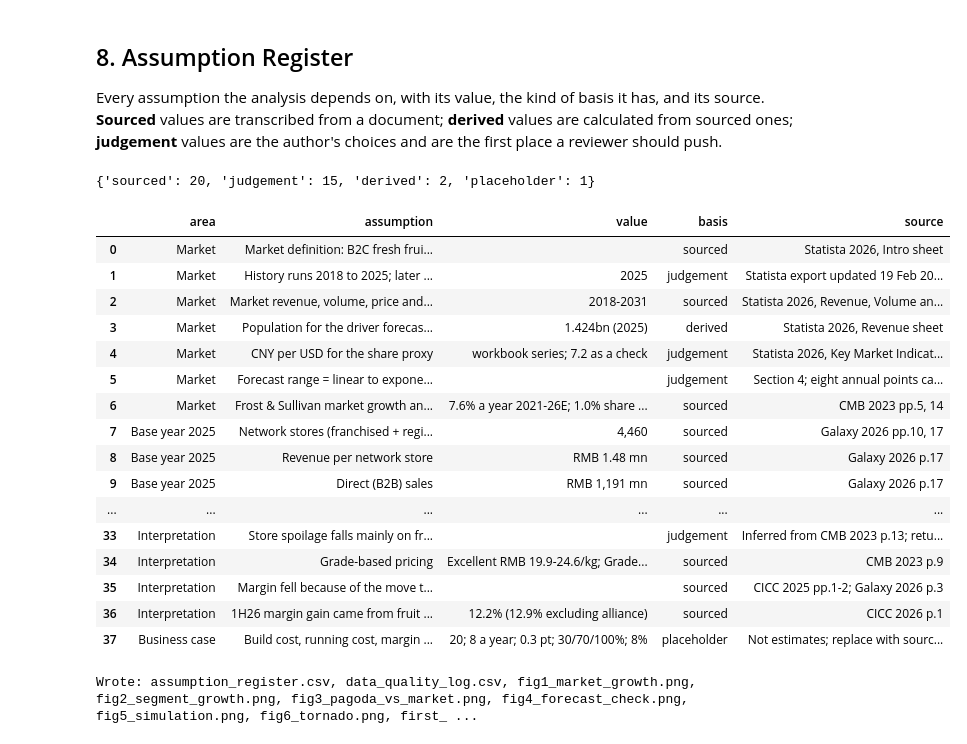
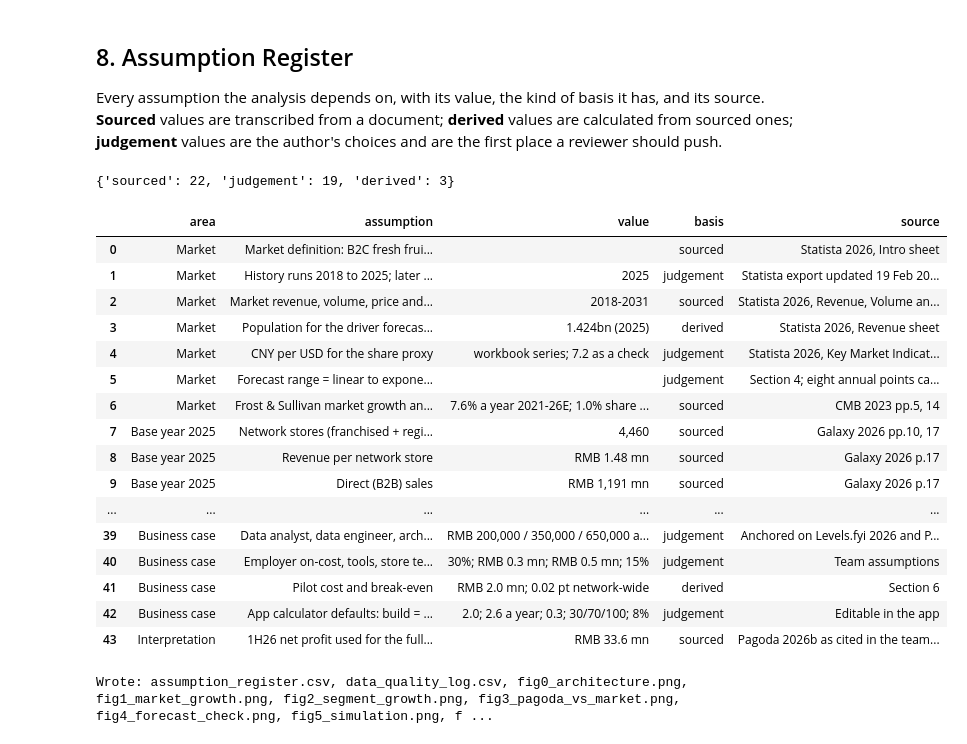
Before and after one commit to andrizomai/Pagoda-Business-Analytics-, a Jupyter notebook: pagoda_capstone_analytics_(MSBA).ipynb, the cells around one changed output. Cells and saved outputs as stored; diff of their text form; code cells hidden in the pictures.

```diff
--- a/pagoda_capstone_analytics_(MSBA).ipynb
+++ b/pagoda_capstone_analytics_(MSBA).ipynb
@@ -589,6 +589,17 @@ print(f"{len(gc)} countries in the comparison table (values rounded to whole USD
 display(glob.round(1))
 print("Online share of fresh-fruit revenue across the six unlabelled series, %")
 display(channel_summary.round(1).T)
+
+top10 = gc[HIST_END].sort_values(ascending=False).head(10)
+fig, ax = plt.subplots(figsize=(7.5, 3.3))
+ax.barh(top10.index[::-1], top10.values[::-1], height=0.62,
+        color=[C["orange"] if c == "China" else C["blue"] for c in top10.index[::-1]])
+for yy, (c, v) in enumerate(zip(top10.index[::-1], top10.values[::-1])):
+    ax.text(v + 2, yy, f"{v:,.0f}" + (f"  ({v / world[HIST_END] * 100:.1f}% of 151-country total)" if c == "China" else ""), va="center", color=C["ink"])
+ax.grid(axis="x", color=C["grid"]); ax.grid(axis="y", visible=False); ax.set_axisbelow(True); ax.set_xlim(0, top10.max() * 1.4)
+ax.set_xlabel(f"Fresh-fruit retail revenue, {HIST_END}, USD billion")
+ax.set_title("China is the world's second-largest fresh-fruit retail market")
+fig.tight_layout(); fig.savefig(OUT / "fig8_global_2025.png", dpi=200); plt.show()
 # %% [output]
 151 countries in the comparison table (values rounded to whole USD bn)
 |  | china_usd_bn | countries_total_usd_bn | china_share_pct | china_rank | largest_market |
@@ -665,6 +677,18 @@ gp23, gp25 = pg[2023] * 0.115, pg[2025] * 0.073
 print(f"Revenue change 2023->2025: RMB {rev_drop:,.0f} mn ({pg[2025] / pg[2023] - 1:.1%}); stores {6093}->{4468} ({4468 / 6093 - 1:.1%})")
 print(f"Gross profit 2023: RMB {gp23:,.0f} mn; 2025: RMB {gp25:,.0f} mn; change {gp25 - gp23:,.0f}")
 print(f"  of which lower revenue at the 2023 margin: {rev_drop * 0.115:,.0f}; lower margin on 2025 revenue: {pg[2025] * (0.073 - 0.115):,.0f}")
+
+halves = ["1H23", "2H23", "1H24", "2H24", "1H25", "2H25", "1H26"]
+gm_half = pd.Series({h: float(pagoda[(pagoda.year == h) & pagoda.metric.isin(["gross_margin_half", "gross_margin_half_cicc"])].value.iloc[-1]) for h in halves})
+fig, ax = plt.subplots(figsize=(7.5, 3.2))
+bars = ax.bar(gm_half.index, gm_half.values, width=0.55, color=[C["red"] if v < 8 else C["blue"] for v in gm_half.values])
+for b_, v in zip(bars, gm_half.values):
+    ax.text(b_.get_x() + b_.get_width() / 2, v + 0.25, f"{v:.1f}%", ha="center", color=C["ink"])
+ax.axhline(10.0, color=C["ink2"], lw=1, ls=(0, (4, 3))); ax.text(3.5, 10.35, "2026 breakeven about 10.0%", color=C["ink2"], ha="center")
+ax.set_ylim(0, 14); ax.set_ylabel("Gross margin, %")
+ax.set_title("Pagoda gross margin by half-year")
+fig.tight_layout(); fig.savefig(OUT / "fig7_gross_margin_half.png", dpi=200); plt.show()
+print("Half-year gross margin, %:", gm_half.to_dict(), "(1H23-2H24 CICC 2025 p.4; 1H25-1H26 CICC 2026 p.4)")
 # %% [output]
 | year | 2023 | 2024 | 2025 |
 | metric |  |  |  |
@@ -1364,40 +1481,46 @@ REG = [
     ("Ranges 2026", "Gross margin", rng("gm", f=pc), "judgement", "Forecast misses of 0.5 to 5.5 pt (section 5.2: CMB 2023 p.35; CICC 2025 pp.3-4)"),
     ("Ranges 2026", "Direct sales growth", rng("direct_growth", f=pc), "judgement", "2024 +22%, 2025 -5% (Galaxy 2026 p.17)"),
     ("Ranges 2026", "Operating cost against plan", rng("opex_mult", f=lambda v: f"{v:.0%}"), "judgement", "Selling-expense ratio rose in 2024 and 2025 (CICC 2025 p.1; Galaxy 2026 p.3)"),
     ("Ranges 2026", "Other net costs", rng("other_cost", f=lambda v: f"{v * 100:.2f}%"), "judgement", "Backed-out plan values; 2024-25 actuals roughly 0.8-1.2%"),
     # interpretation
     ("Interpretation", "Franchisees buy fruit from Pagoda and pay a royalty on store gross profit", "royalty 1.6% of 2021 revenue", "sourced", "CMB 2023 pp.13, 21"),
     ("Interpretation", "Store spoilage falls mainly on franchisees", "", "judgement", "Inferred from CMB 2023 p.13; returns policy not stated in any source"),
     ("Interpretation", "Grade-based pricing", "Excellent RMB 19.9-24.6/kg; Grade A 13.3-14.9/kg (2019-21)", "sourced", "CMB 2023 p.9"),
     ("Interpretation", "Margin fell because of the move to value pricing", "", "sourced", "CICC 2025 pp.1-2; Galaxy 2026 p.3"),
     ("Interpretation", "1H26 margin gain came from fruit product-mix optimisation", "12.2% (12.9% excluding alliance)", "sourced", "CICC 2026 p.1"),
     # business case
-    ("Business case", "Build cost, running cost, margin gain, ramp-up, discount rate (app only)", "20; 8 a year; 0.3 pt; 30/70/100%; 8%", "placeholder", "Not estimates; replace with sourced figures"),
+    ("Business case", "Pilot design: stores, regions, length, gate and target", f"{PILOT_STORES} stores; one tier-1 and one lower-tier city; {PILOT_MONTHS} months; gate +0.1 pt, target +0.3 pt", "judgement", "Section 6; power check after two months, expand to 150-200 stores if needed"),
+    ("Business case", "Analytics lead / data scientist pay", "RMB 430,000 a year", "sourced", "Levels.fyi 2026, Shenzhen data scientist median"),
+    ("Business case", "Data analyst, data engineer, architect pay", "RMB 200,000 / 350,000 / 650,000 a year", "judgement", "Anchored on Levels.fyi 2026 and Payscale 2025 (small samples, big-tech skew)"),
+    ("Business case", "Employer on-cost, tools, store tests, contingency", "30%; RMB 0.3 mn; RMB 0.5 mn; 15%", "judgement", "Team assumptions"),
+    ("Business case", "Pilot cost and break-even", f"RMB {pilot_total:.1f} mn; {pilot_total / pt_value:.2f} pt network-wide", "derived", "Section 6"),
+    ("Business case", "App calculator defaults: build = pilot cost, running cost = team kept after rollout, gain 0.3 pt, ramp 30/70/100%, discount 8%", f"{pilot_total:.1f}; {run_cost:.1f} a year; 0.3; 30/70/100; 8%", "judgement", "Editable in the app"),
+    ("Interpretation", "1H26 net profit used for the full-year comparison", "RMB 33.6 mn", "sourced", "Pagoda 2026b as cited in the team report (CICC 2026 p.4 gives 34)"),
 ]
 register = pd.DataFrame(REG, columns=["area", "assumption", "value", "basis", "source"])
 register.to_csv(OUT / "assumption_register.csv", index=False)
 print(register.basis.value_counts().to_dict())
 with pd.option_context("display.max_colwidth", 140, "display.max_rows", 100):
     display(register)
 # %% [output]
-{'sourced': 20, 'judgement': 15, 'derived': 2, 'placeholder': 1}
+{'sourced': 22, 'judgement': 19, 'derived': 3}
 |  | area | assumption | value | basis | source |
 | 0 | Market | Market definition: B2C fresh frui... |  | sourced | Statista 2026, Intro sheet |
 | 1 | Market | History runs 2018 to 2025; later ... | 2025 | judgement | Statista export updated 19 Feb 20... |
 | 2 | Market | Market revenue, volume, price and... | 2018-2031 | sourced | Statista 2026, Revenue, Volume an... |
 | 3 | Market | Population for the driver forecas... | 1.424bn (2025) | derived | Statista 2026, Revenue sheet |
 | 4 | Market | CNY per USD for the share proxy | workbook series; 7.2 as a check | judgement | Statista 2026, Key Market Indicat... |
 | 5 | Market | Forecast range = linear to expone... |  | judgement | Section 4; eight annual points ca... |
 | 6 | Market | Frost & Sullivan market growth an... | 7.6% a year 2021-26E; 1.0% share ... | sourced | CMB 2023 pp.5, 14 |
 | 7 | Base year 2025 | Network stores (franchised + regi... | 4,460 | sourced | Galaxy 2026 pp.10, 17 |
 | 8 | Base year 2025 | Revenue per network store | RMB 1.48 mn | sourced | Galaxy 2026 p.17 |
 | 9 | Base year 2025 | Direct (B2B) sales | RMB 1,191 mn | sourced | Galaxy 2026 p.17 |
 | ... | ... | ... | ... | ... | ... |
-| 33 | Interpretation | Store spoilage falls mainly on fr... |  | judgement | Inferred from CMB 2023 p.13; retu... |
-| 34 | Interpretation | Grade-based pricing | Excellent RMB 19.9-24.6/kg; Grade... | sourced | CMB 2023 p.9 |
-| 35 | Interpretation | Margin fell because of the move t... |  | sourced | CICC 2025 pp.1-2; Galaxy 2026 p.3 |
-| 36 | Interpretation | 1H26 margin gain came from fruit ... | 12.2% (12.9% excluding alliance) | sourced | CICC 2026 p.1 |
-| 37 | Business case | Build cost, running cost, margin ... | 20; 8 a year; 0.3 pt; 30/70/100%; 8% | placeholder | Not estimates; replace with sourc... |
+| 39 | Business case | Data analyst, data engineer, arch... | RMB 200,000 / 350,000 / 650,000 a... | judgement | Anchored on Levels.fyi 2026 and P... |
+| 40 | Business case | Employer on-cost, tools, store te... | 30%; RMB 0.3 mn; RMB 0.5 mn; 15% | judgement | Team assumptions |
+| 41 | Business case | Pilot cost and break-even | RMB 2.0 mn; 0.02 pt network-wide | derived | Section 6 |
+| 42 | Business case | App calculator defaults: build = ... | 2.0; 2.6 a year; 0.3; 30/70/100; 8% | judgement | Editable in the app |
+| 43 | Interpretation | 1H26 net profit used for the full... | RMB 33.6 mn | sourced | Pagoda 2026b as cited in the team... |
 # %%
 # Export everything the dashboard and the report tables need
 def clean(o):
@@ -1433,9 +1556,14 @@ export = dict(
     value={k: v for k, v in value.items()},
     data_quality=dq_log.to_dict("records"),
     first_half_2026=check.reset_index().to_dict("records"),
+    first_half_2026_reach=dict(net_profit_h1=np_h1, neutral_pct=reach_n, downside_pct=reach_d),
+    margin_uplift=uplift.reset_index().to_dict("records"),
+    pilot=dict(items=pilot_cost.to_dict("records"), total_rmb_mn=pilot_total, running_cost_rmb_mn=run_cost,
+               breakeven_pt=pilot_total / pt_value, running_breakeven_pt=run_cost / pt_value, stores=PILOT_STORES, months=PILOT_MONTHS),
 )
 (OUT / "results.json").write_text(json.dumps(clean(export), ensure_ascii=False, indent=1))
 check.to_csv(OUT / "first_half_2026_check.csv"); backtest.to_csv(OUT / "forecast_backtest.csv"); fc.to_csv(OUT / "market_forecast.csv"); pd.concat({"neutral": results, "downside_leaning": results_dn}, names=["ranges"]).to_csv(OUT / "simulation_results.csv"); tornado.to_csv(OUT / "sensitivity.csv"); robust.to_csv(OUT / "robustness.csv")
+uplift.to_csv(OUT / "margin_uplift.csv"); pilot_cost.to_csv(OUT / "pilot_cost.csv", index=False)
 print("Wrote:", ", ".join(sorted(p.name for p in OUT.iterdir())))
 # %% [output]
-Wrote: assumption_register.csv, data_quality_log.csv, fig1_market_growth.png, fig2_segment_growth.png, fig3_pagoda_vs_market.png, fig4_forecast_check.png, fig5_simulation.png, fig6_tornado.png, first_ ...
+Wrote: assumption_register.csv, data_quality_log.csv, fig0_architecture.png, fig1_market_growth.png, fig2_segment_growth.png, fig3_pagoda_vs_market.png, fig4_forecast_check.png, fig5_simulation.png, f ...
```
Also changed, not shown: parts of 9 cells of this notebook, 8 other files.
